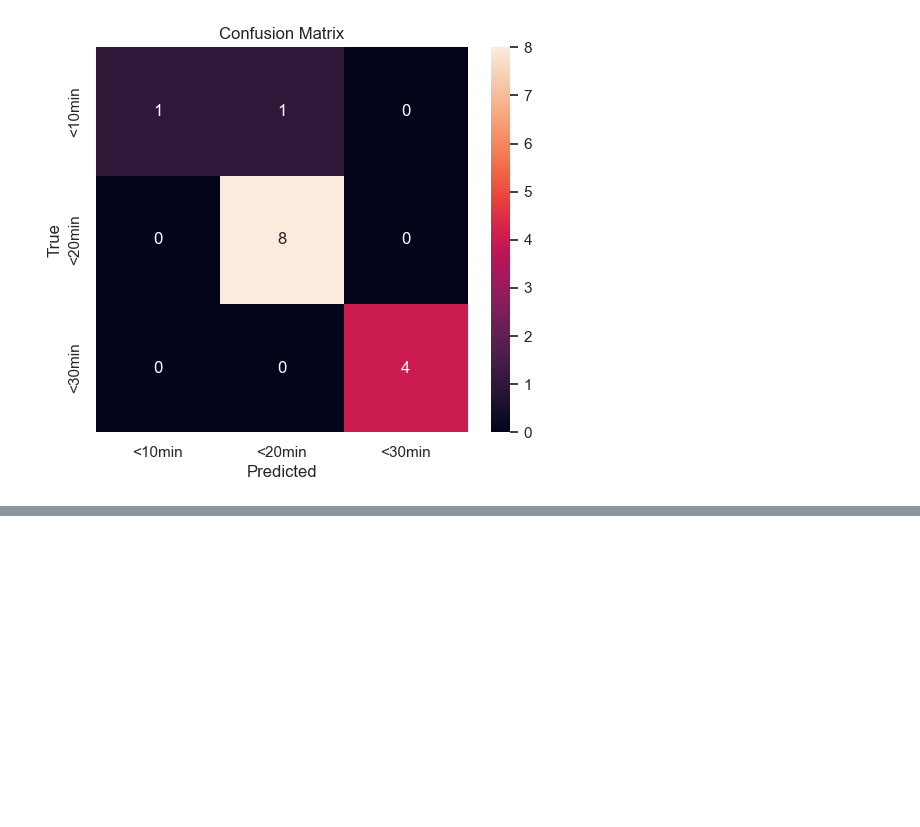
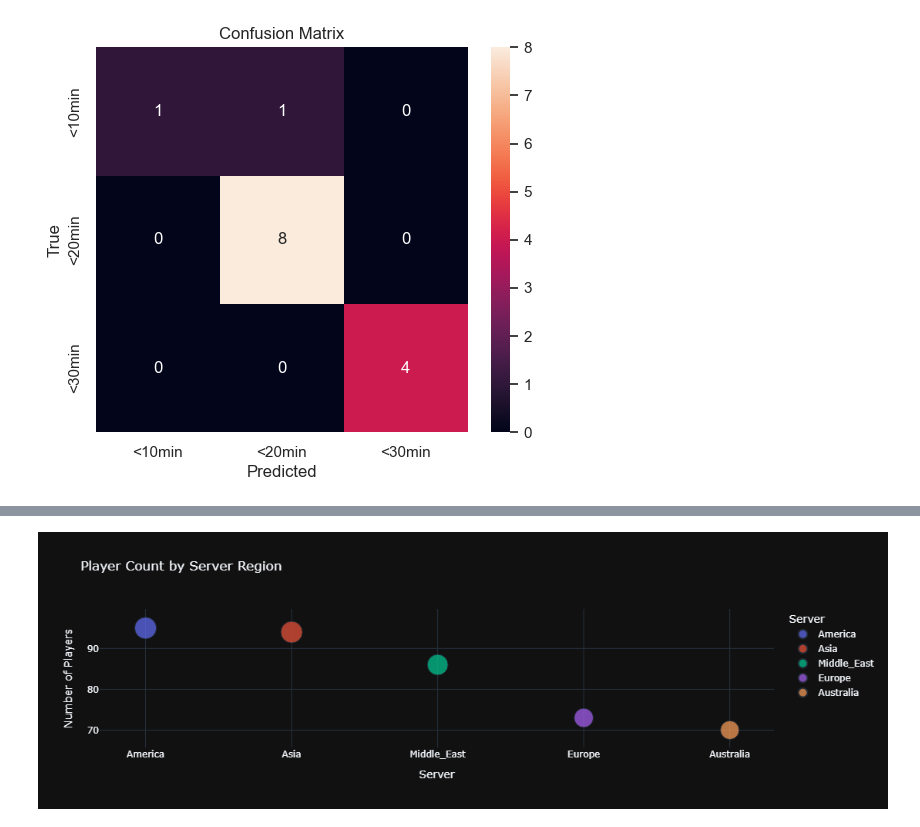
Before and after one commit to osctoss/Battle_Royale_Predictions, a Jupyter notebook: BRPrediction.ipynb, the cells around one changed output, grey strips where cells are left out. Cells and saved outputs as stored; diff of their text form; code cells hidden in the pictures; blank space fills up the shorter version.

```diff
--- a/BRPrediction.ipynb
+++ b/BRPrediction.ipynb
@@ -156,0 +334,13 @@ weighted avg       0.94      0.93      0.92        14
+# %%
+import plotly.express as px
+
+player_counts = df['Server'].value_counts().reset_index()
+player_counts.columns = ['Server', 'PlayerCount']
+
+fig = px.scatter(player_counts, x='Server', y='PlayerCount', color='Server',
+                 size='PlayerCount', title='Player Count by Server Region',
+                 labels={'PlayerCount': 'Number of Players'},
+                 hover_name='Server', template='plotly_dark')
+fig.show()
+# %% [output]
+[figure, added]
```
Also changed, not shown: parts of 22 cells of this notebook.
